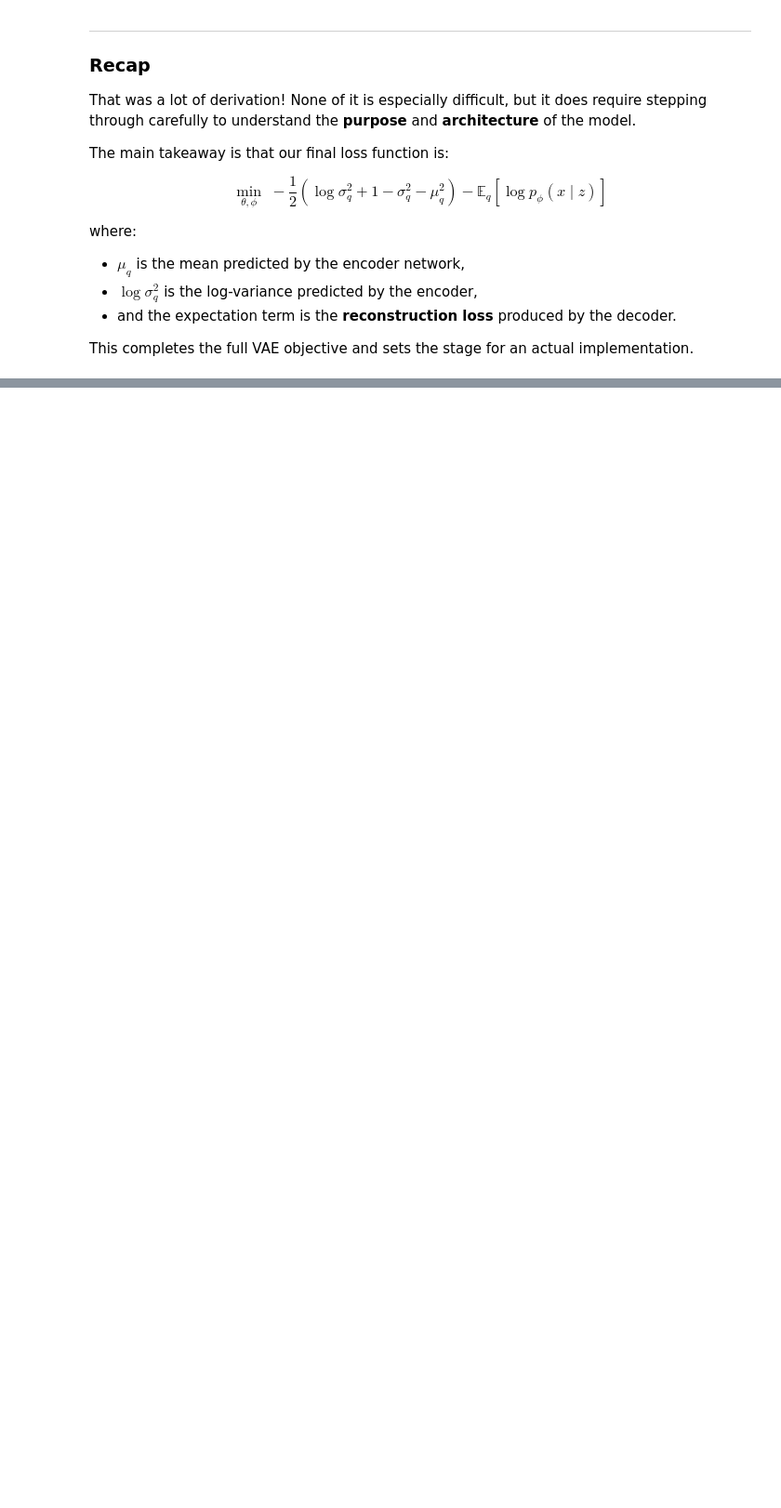
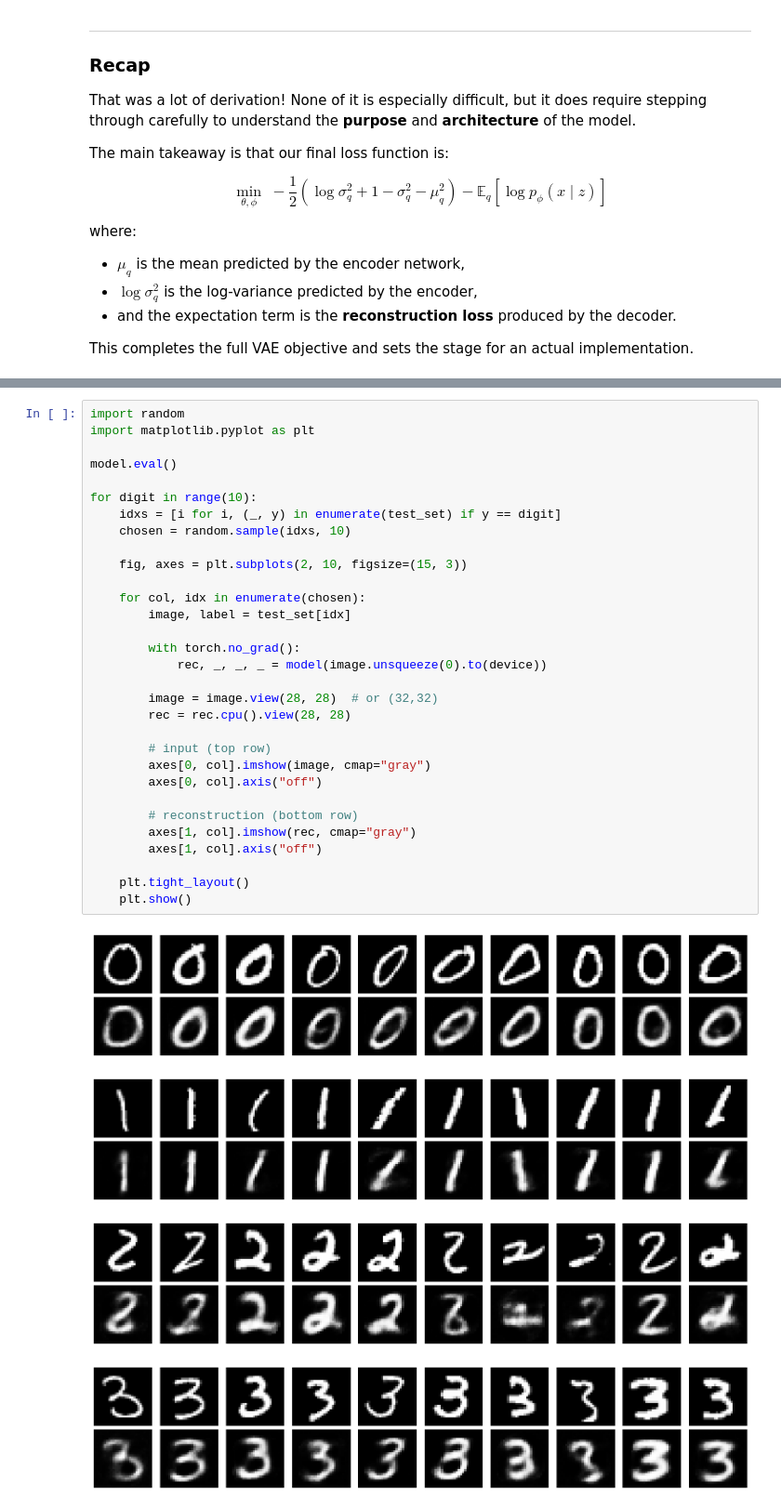
Before and after one commit to lopozz/bitbybit, a Jupyter notebook: src/autoencoders/vae.ipynb, the cells around one changed output, grey strips where cells are left out. Shown at 93% size. Cells and saved outputs as stored; diff of their text form; blank space fills up the shorter version.

```diff
--- a/src/autoencoders/vae.ipynb
+++ b/src/autoencoders/vae.ipynb
@@ -1040,0 +1237,36 @@ implementation.
+# %%
+import random
+import matplotlib.pyplot as plt
+
+model.eval()
+
+for digit in range(10):
+    idxs = [i for i, (_, y) in enumerate(test_set) if y == digit]
+    chosen = random.sample(idxs, 10)
+
+    fig, axes = plt.subplots(2, 10, figsize=(15, 3))
+
+    for col, idx in enumerate(chosen):
+        image, label = test_set[idx]
+
+        with torch.no_grad():
+            rec, _, _, _ = model(image.unsqueeze(0).to(device))
+
+        image = image.view(28, 28)  # or (32,32)
+        rec = rec.cpu().view(28, 28)
+
+        # input (top row)
+        axes[0, col].imshow(image, cmap="gray")
+        axes[0, col].axis("off")
+
+        # reconstruction (bottom row)
+        axes[1, col].imshow(rec, cmap="gray")
+        axes[1, col].axis("off")
+
+    plt.tight_layout()
+    plt.show()
+# %% [output]
+[figure, added]
+[figure, added]
+[figure, added]
+[figure, added]
```
Also changed, not shown: parts of 8 cells of this notebook, 1 other file.
